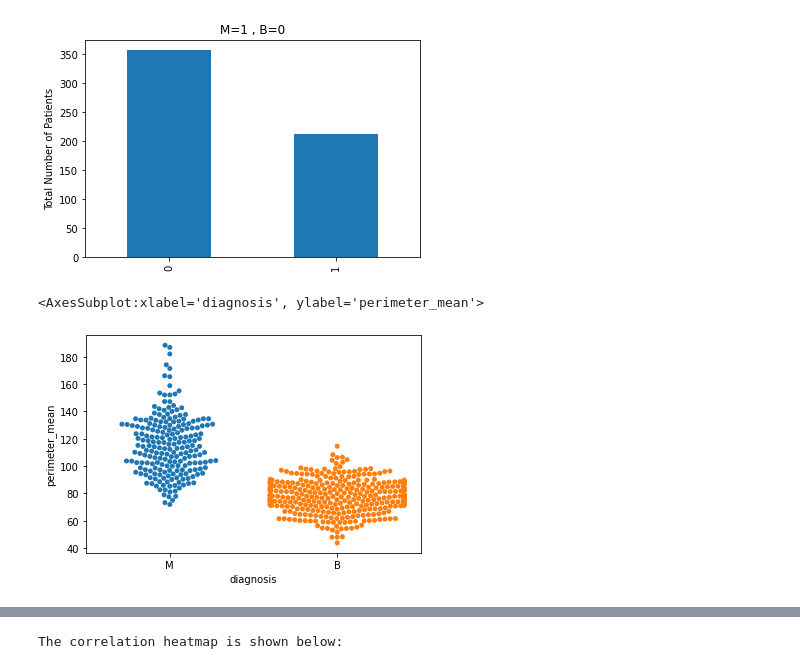
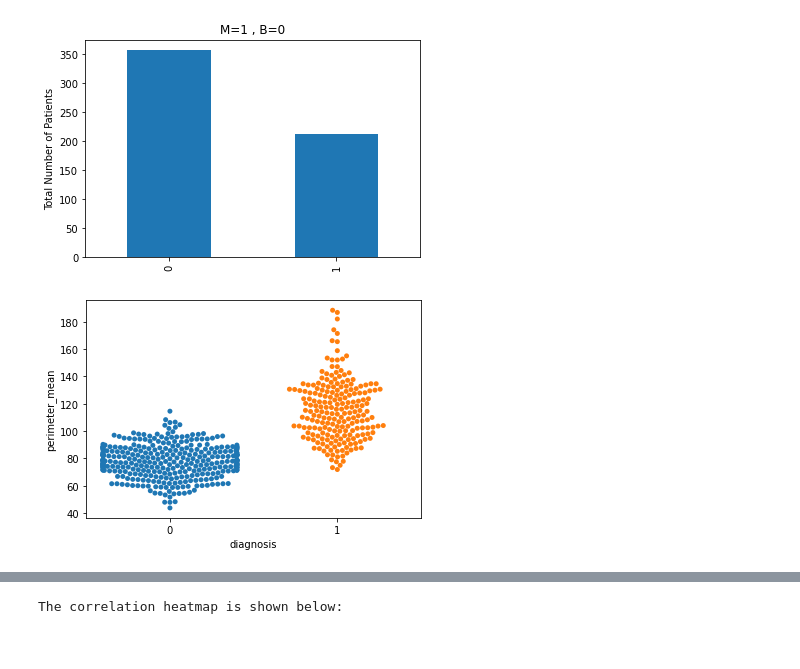
Before and after one commit to KaranrajMokan/Breast-Cancer-Prediction, a Jupyter notebook: C_pred.ipynb, the cells around one changed output, grey strips where cells are left out. Saved outputs shown, nothing was run; the diff lists cells and outputs as text; code cells hidden in the pictures.

```diff
--- a/C_pred.ipynb
+++ b/C_pred.ipynb
@@ -125,10 +125,11 @@ Name: diagnosis, Length: 569, dtype: object
 Text(0, 0.5, 'Total Number of Patients')
 [figure]
 # %%
-sns.swarmplot(y='perimeter_mean',x='diagnosis', data=data_mean)
+sns.swarmplot(y='perimeter_mean',x='diagnosis', data=breast_cancer)
+plotting.show()
+print("\n")
 # %% [output]
-<AxesSubplot:xlabel='diagnosis', ylabel='perimeter_mean'>
-[figure, old version]
+[figure, new version]
 # %%
 #CHECKING FOR NORMALISATION
 
```
Also changed, not shown: parts of 23 cells of this notebook.
